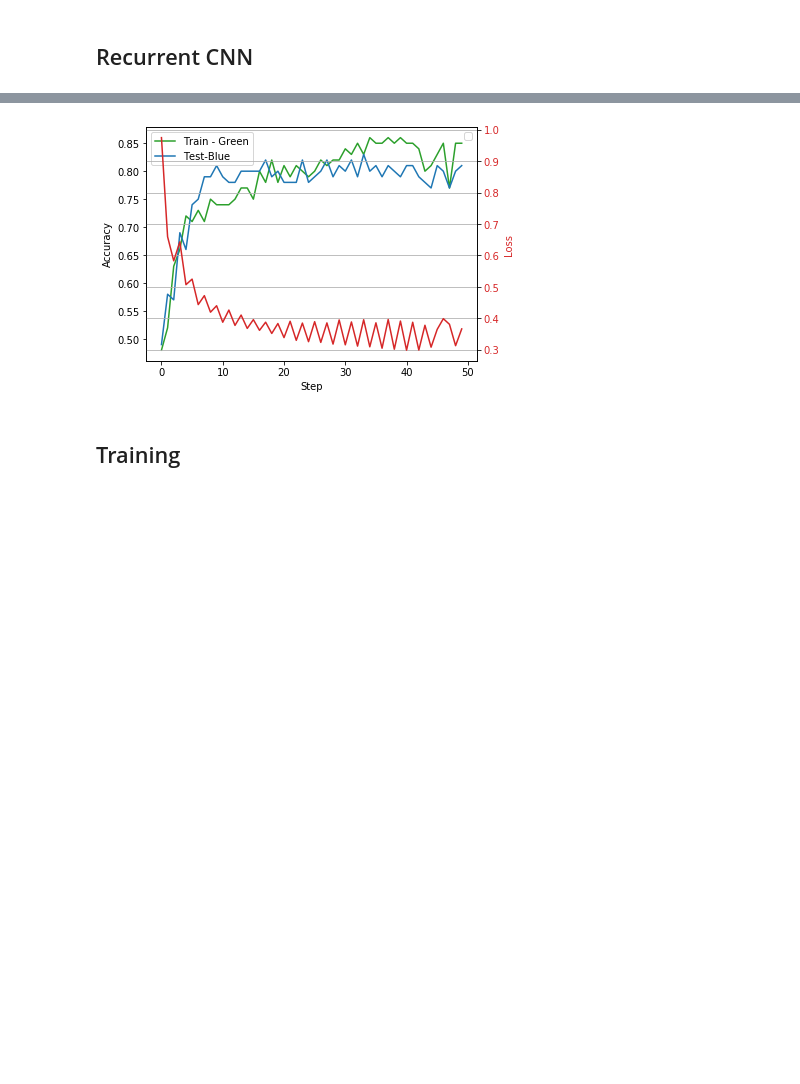
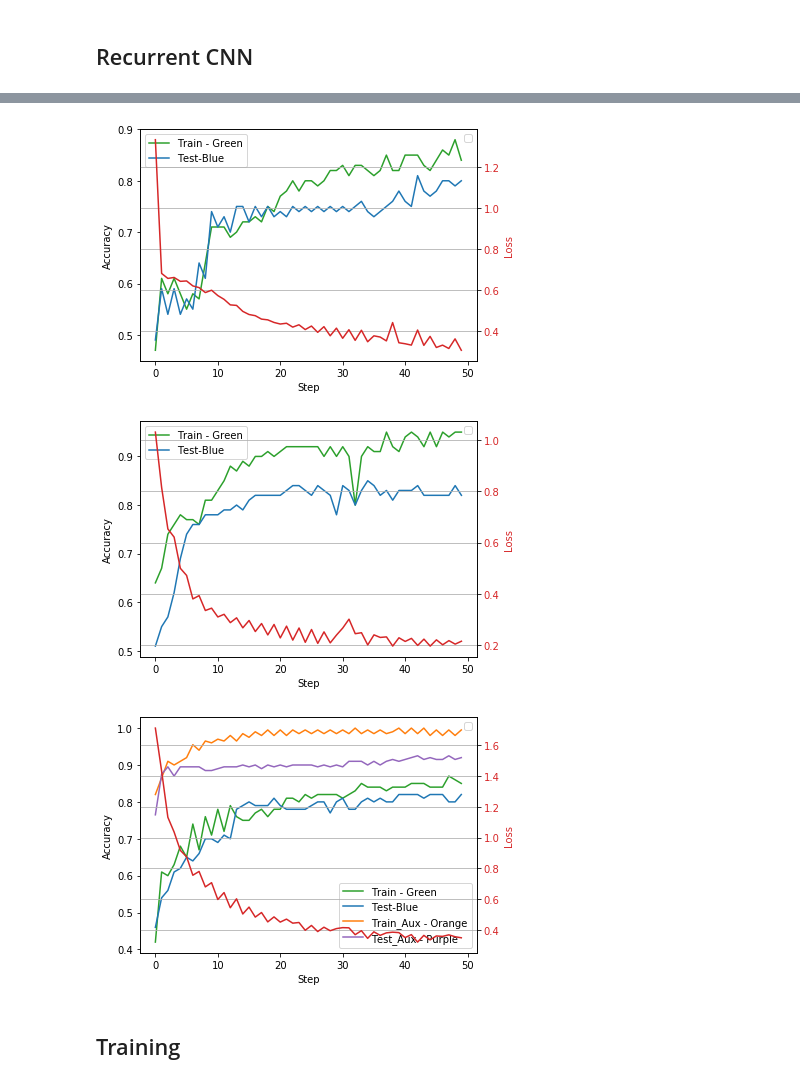
Before and after one commit to Jiang15/Deep-Learning-Project-1, a Jupyter notebook: Project 1- Weight Sharing and Auxiliary Losses.ipynb, the cells around one changed output, grey strips where cells are left out. Saved outputs shown, nothing was run; the diff lists cells and outputs as text; code cells hidden in the pictures; blank space fills up the shorter version.

```diff
--- a/Project 1- Weight Sharing and Auxiliary Losses.ipynb
+++ b/Project 1- Weight Sharing and Auxiliary Losses.ipynb
@@ -591,12 +615,13 @@ Estimated Total Size (MB): 0.58
 ----------------------------------------------------------------
 # %%
-reg = 0.1
+reg = 0.05
 lr = 0.001# Add learning rate decay
 epochs = 25
+weight_sharing_recurr = False
 auxiliary_loss = False
 AL_weight = 0.5
 
-net = RCNN(nb_channels, nb_class)
+net = RCNN(nb_channels, nb_class, weight_sharing_recurr = weight_sharing_recurr, auxiliary_loss = auxiliary_loss )
 
 train_info = train(train_loader, test_loader,
                  model=net,
@@ -623,0 +649,15 @@ Epoch 25/25, Step 10, loss 0.3664, train accuracy 0.85, test accuracy 0.81
+# %%
+# reg = 0.2
+# lr = 0.001# Add learning rate decay
+# epochs = 25
+weight_sharing_recurr = True
+auxiliary_loss = False
+AL_weight = 0.5
+
+net = RCNN(nb_channels, nb_class, weight_sharing_recurr = weight_sharing_recurr, auxiliary_loss = auxiliary_loss )
+
+train_info_WS = train(train_loader, test_loader,
+                 model=net,
+                 optimizer=optim.Adam(net.parameters(), lr=lr, weight_decay=reg),
+                 criterion=cross_entropy, AL_weight = AL_weight,
+                 epochs=epochs, test_every=5, auxiliary_loss = auxiliary_loss)
@@ -623,0 +682,15 @@ Epoch 25/25, Step 10, loss 0.3664, train accuracy 0.85, test accuracy 0.81
+# %%
+reg = 0.05
+lr = 0.001# Add learning rate decay
+epochs = 25
+weight_sharing_recurr = True
+auxiliary_loss = True
+AL_weight = 0.5
+
+net = RCNN(nb_channels, nb_class, weight_sharing_recurr = weight_sharing_recurr, auxiliary_loss = auxiliary_loss )
+
+train_info_AL = train(train_loader, test_loader,
+                 model=net,
+                 optimizer=optim.Adam(net.parameters(), lr=lr, weight_decay=reg),
+                 criterion=cross_entropy, AL_weight = AL_weight,
+                 epochs=epochs, test_every=5, auxiliary_loss = auxiliary_loss)
@@ -624,7 +715,11 @@ Epoch 25/25, Step 10, loss 0.3664, train accuracy 0.85, test accuracy 0.81
 # %%
 plot_train_info(train_info, False)
+plot_train_info(train_info_WS, False)
+plot_train_info(train_info_AL, True)
 # %% [output]
-[figure, old version]
+[figure, new version]
+[figure, added]
+[figure, added]
 # %% [markdown]
 ## Training
 # %% [markdown]
```
Also changed, not shown: parts of 5 cells of this notebook.
